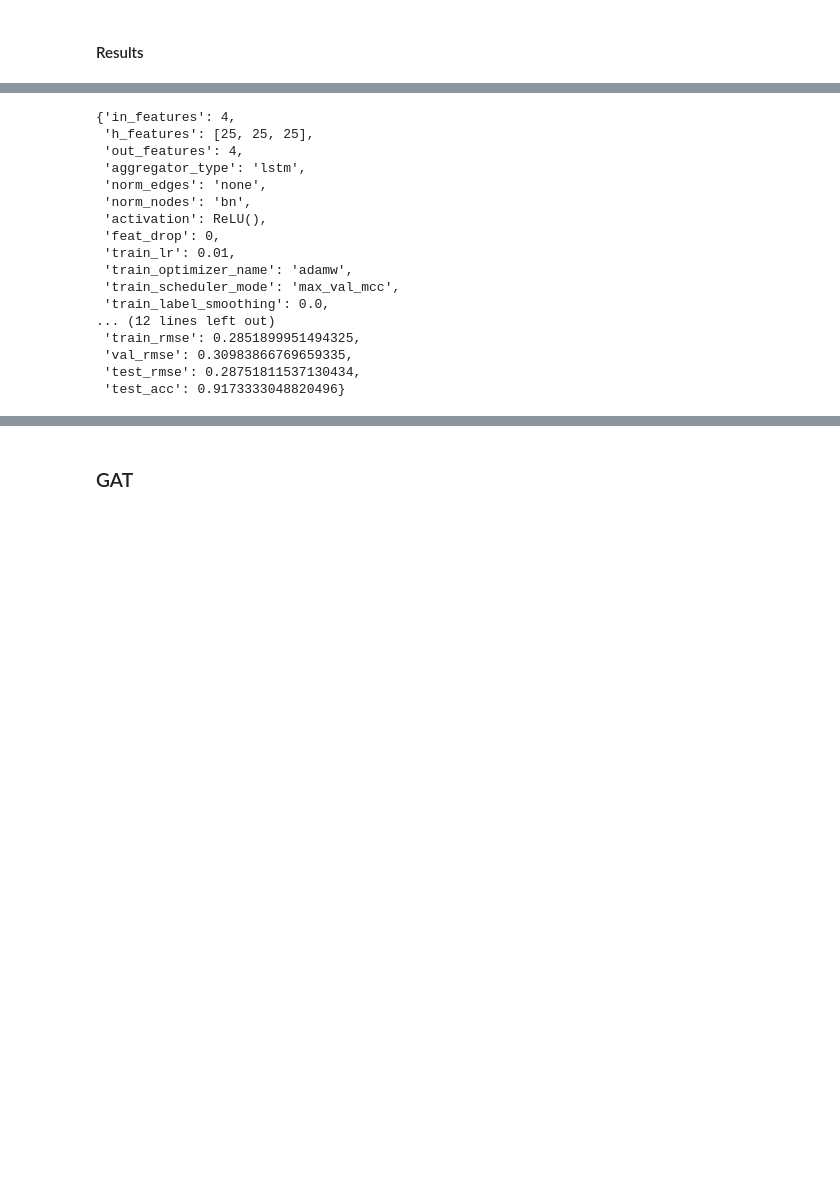
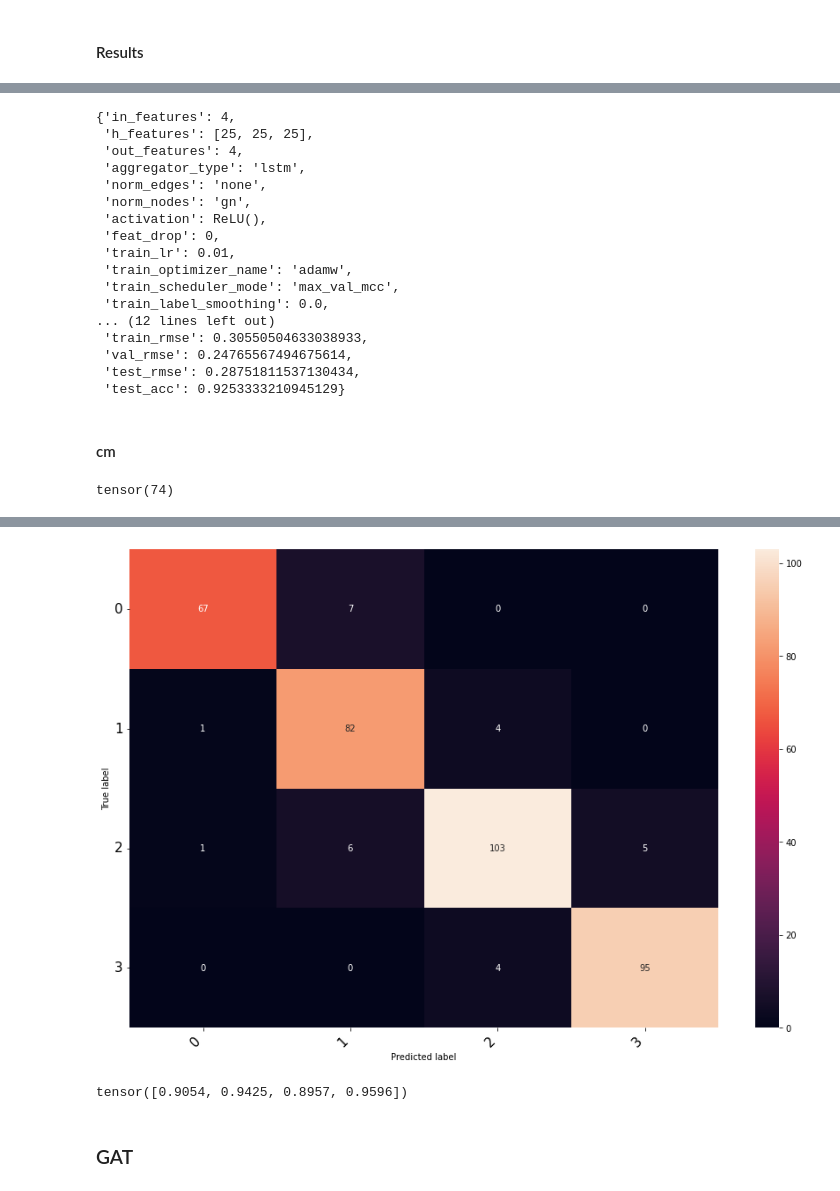
Before and after one commit to vibalcam/gnn-systemic-risk, a Jupyter notebook: notebooks/big_network/models_clas/models_training.ipynb, the cells around one changed output, grey strips where cells are left out. Cells and saved outputs as stored; diff of their text form; code cells hidden in the pictures; blank space fills up the shorter version.

```diff
--- a/notebooks/big_network/models_clas/models_training.ipynb
+++ b/notebooks/big_network/models_clas/models_training.ipynb
@@ -586,7 +586,8 @@ sage_model = dict(
     in_features = [len(dataset.node_attributes)],
     h_features = [[20] * 3, [25] * 3, [15] * 3, [10], [20,25,20], [30] * 3],
     out_features = [out_feats],
-    aggregator_type = ['mean', 'lstm'],
+    # aggregator_type = ['mean', 'lstm'],
+    aggregator_type = ['lstm'],
     norm_edges = ['right', 'none'],
     norm_nodes = [None, 'bn', 'gn'],
     activation = [torch.nn.ReLU()],
@@ -727,7 +728,7 @@ all[sort_idx[0]]['dict']
  'out_features': 4,
  'aggregator_type': 'lstm',
  'norm_edges': 'none',
- 'norm_nodes': 'bn',
+ 'norm_nodes': 'gn',
  'activation': ReLU(),
  'feat_drop': 0,
  'train_lr': 0.01,
@@ -735,9 +736,20 @@ all[sort_idx[0]]['dict']
  'train_scheduler_mode': 'max_val_mcc',
  'train_label_smoothing': 0.0,
 ... (12 lines left out)
- 'train_rmse': 0.2851899951494325,
- 'val_rmse': 0.30983866769659335,
+ 'train_rmse': 0.30550504633038933,
+ 'val_rmse': 0.24765567494675614,
  'test_rmse': 0.28751811537130434,
- 'test_acc': 0.9173333048820496}
+ 'test_acc': 0.9253333210945129}
 # %%
 pretty([all[k]['dict'] for k in sort_idx])
+# %% [markdown]
+#### cm
+# %%
+cm = all[sort_idx[0]]['test_cm'][0]
+# %%
+(cm.labels==0).sum()
+# %% [output]
+tensor(74)
+# %%
+cm.visualize()
+# %% [output]
@@ -744,3 +757,8 @@ pretty([all[k]['dict'] for k in sort_idx])
+[figure, added]
+# %%
+cm.class_accuracy
+# %% [output]
+tensor([0.9054, 0.9425, 0.8957, 0.9596])
 # %% [markdown]
 ### GAT
 # %%
```
Also changed, not shown: parts of 9 cells of this notebook, 9 other files.
